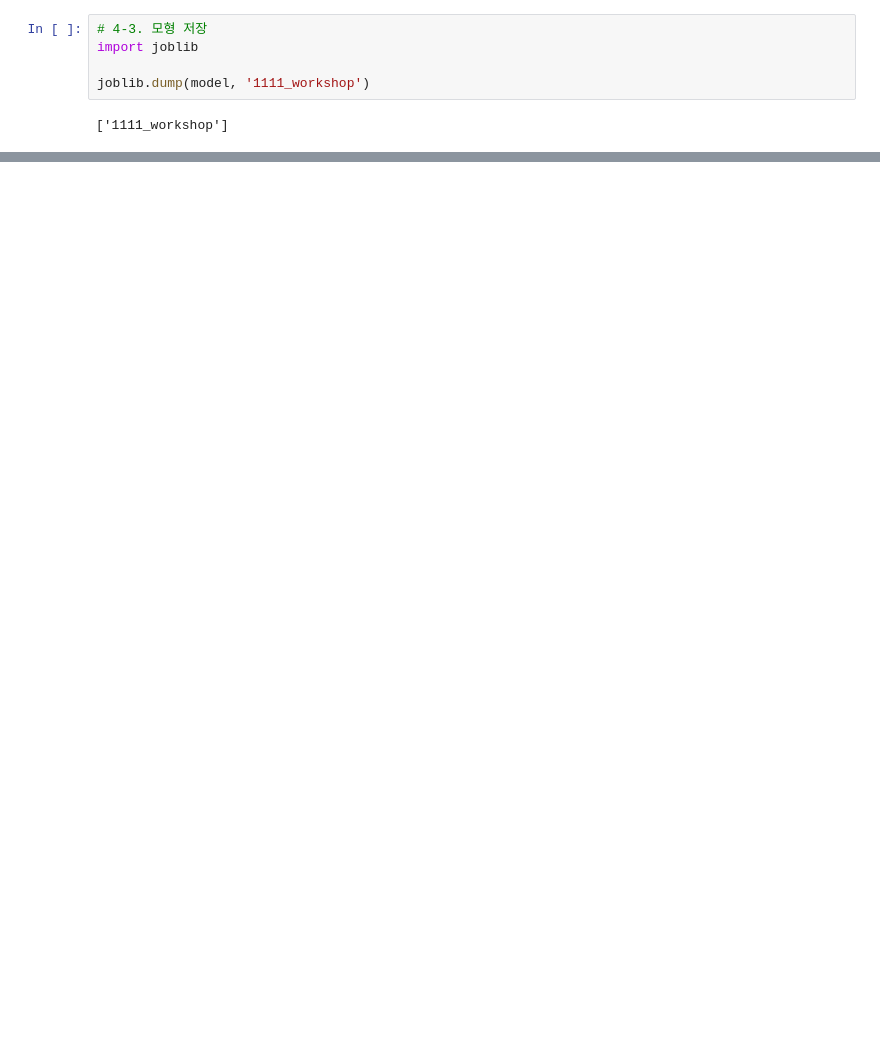
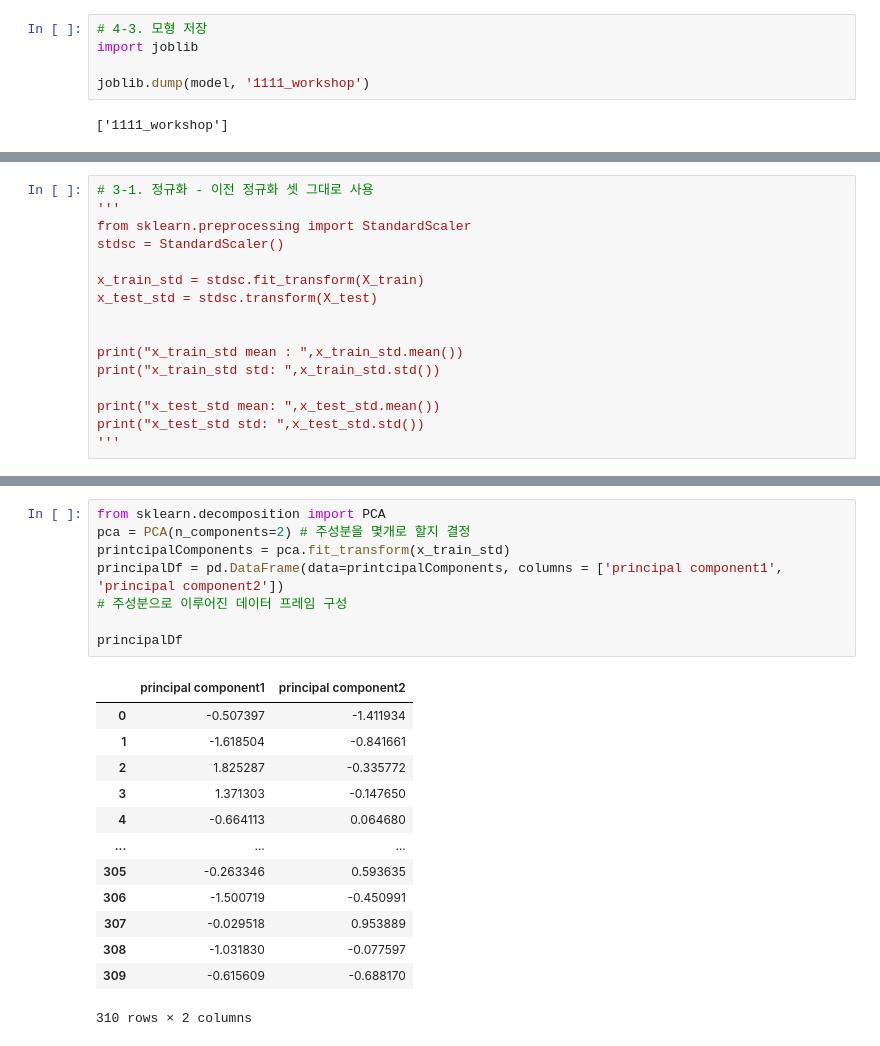
Before and after one commit to CuriousLambda/TIL__, a Jupyter notebook: ADP/model_pr.ipynb, the cells around one changed output, grey strips where cells are left out. Saved outputs shown, nothing was run; the diff lists cells and outputs as text; blank space fills up the shorter version.

```diff
--- a/ADP/model_pr.ipynb
+++ b/ADP/model_pr.ipynb
@@ -436,0 +501,16 @@ array([47.53838562, 41.77927162, 43.89526122, 40.75047426, 29.8251794 ,
+# %%
+# 3-1. 정규화 - 이전 정규화 셋 그대로 사용
+'''
+from sklearn.preprocessing import StandardScaler
+stdsc = StandardScaler()
+
+x_train_std = stdsc.fit_transform(X_train)
+x_test_std = stdsc.transform(X_test)
+
+
+print("x_train_std mean : ",x_train_std.mean())
+print("x_train_std std: ",x_train_std.std())
+
+print("x_test_std mean: ",x_test_std.mean())
+print("x_test_std std: ",x_test_std.std())
+'''
@@ -436,0 +844,22 @@ array([47.53838562, 41.77927162, 43.89526122, 40.75047426, 29.8251794 ,
+# %%
+from sklearn.decomposition import PCA
+pca = PCA(n_components=2) # 주성분을 몇개로 할지 결정
+printcipalComponents = pca.fit_transform(x_train_std)
+principalDf = pd.DataFrame(data=printcipalComponents, columns = ['principal component1', 'principal component2'])
+# 주성분으로 이루어진 데이터 프레임 구성
+
+principalDf
+# %% [output]
+|  | principal component1 | principal component2 |
+| 0 | -0.507397 | -1.411934 |
+| 1 | -1.618504 | -0.841661 |
+| 2 | 1.825287 | -0.335772 |
+| 3 | 1.371303 | -0.147650 |
+| 4 | -0.664113 | 0.064680 |
+| ... | ... | ... |
+| 305 | -0.263346 | 0.593635 |
+| 306 | -1.500719 | -0.450991 |
+| 307 | -0.029518 | 0.953889 |
+| 308 | -1.031830 | -0.077597 |
+| 309 | -0.615609 | -0.688170 |
+310 rows × 2 columns
```
Also changed, not shown: parts of 73 cells of this notebook.
